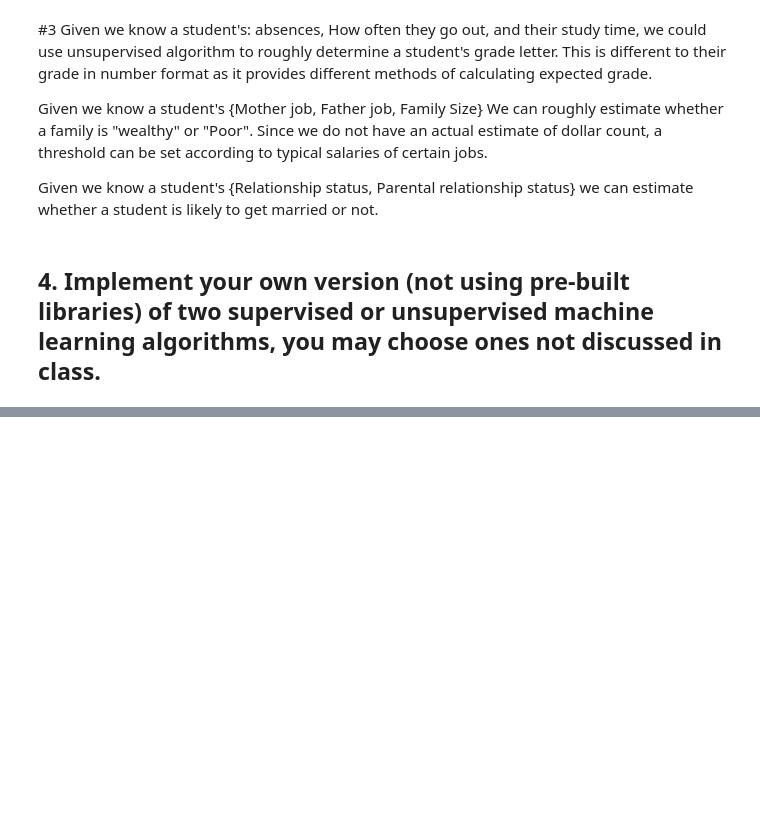
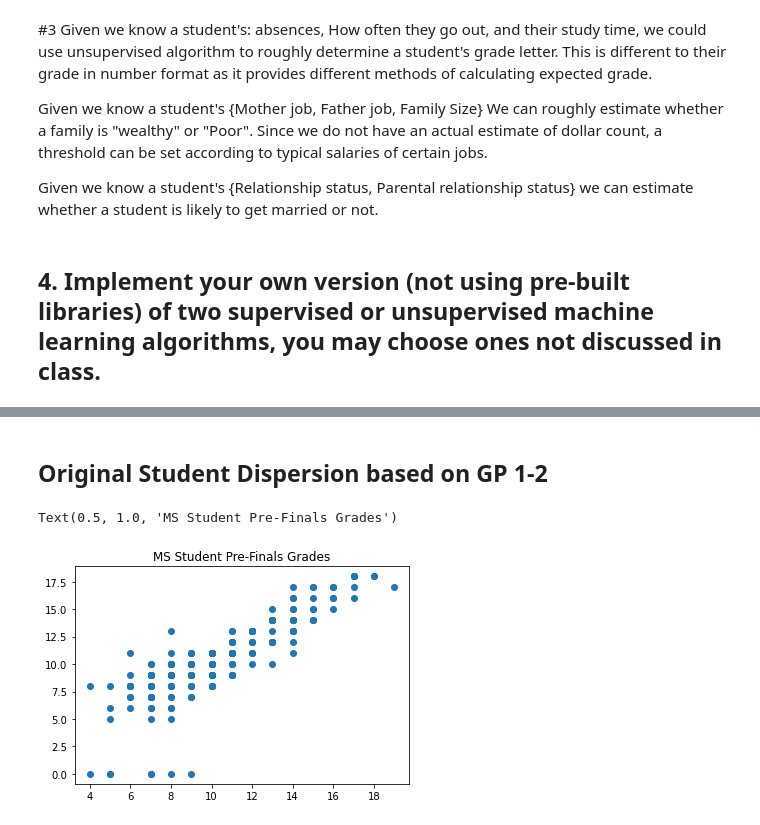
Before and after one commit to BrockForsythe/COSC311, a Jupyter notebook: Project 2/Project2.ipynb, the cells around one changed output, grey strips where cells are left out. Drawn from its saved outputs; the diff is of its cells as text; code cells hidden in the pictures; blank space fills up the shorter version.

```diff
--- a/Project 2/Project2.ipynb
+++ b/Project 2/Project2.ipynb
@@ -48,0 +196,9 @@ Given we know a student's {Relationship status, Parental relationship status} we
+# %% [markdown]
+## Original Student Dispersion based on GP 1-2
+# %%
+#original
+plt.scatter(MS['G1'],MS['G2'])
+plt.title("MS Student Pre-Finals Grades")
+# %% [output]
+Text(0.5, 1.0, 'MS Student Pre-Finals Grades')
+[figure, added]
```
Also changed, not shown: parts of 67 cells of this notebook.
